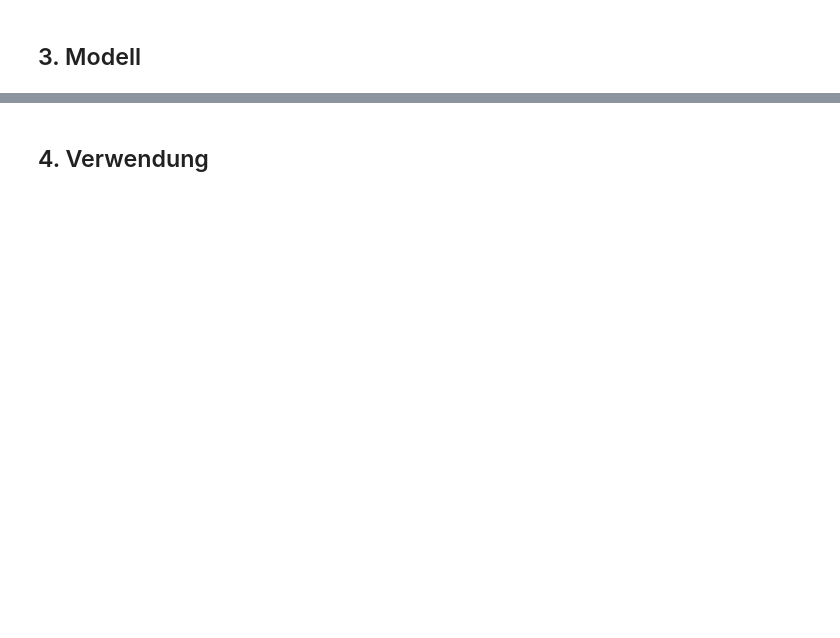
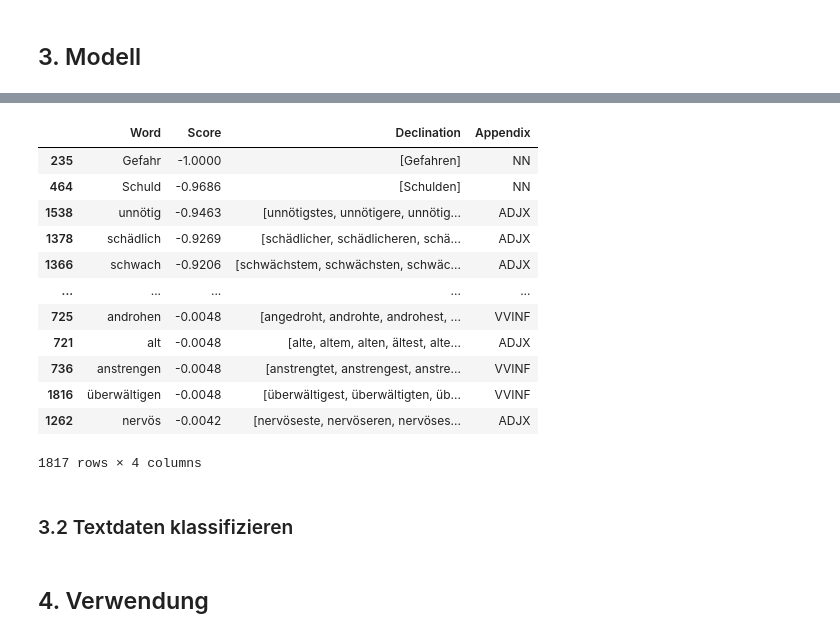
Before and after one commit to orca-nrw/lernmodul-texte, a Jupyter notebook: index.ipynb, the cells around one changed output, grey strips where cells are left out. Cells and saved outputs as stored; diff of their text form; code cells hidden in the pictures; blank space fills up the shorter version.

```diff
--- a/index.ipynb
+++ b/index.ipynb
@@ -247,0 +293,3 @@ Wie sieht die Visualisierung davon aus?
+# %%
+negative = pd.read_csv('./negative.txt', lineterminator='\n', sep='\t', header=0, names=['Word', 'Score', 'Declination'])
+negative.head()
@@ -247,0 +303,4 @@ Wie sieht die Visualisierung davon aus?
+# %%
+print("Als Nächstes werden wir den Zusatz hinter dem senkrechten Strich (|) vom Wort lösen.")
+negative[['Word', 'Appendix']] = negative['Word'].str.split('|', 1, expand=True)
+negative.head()
@@ -247,0 +315,17 @@ Wie sieht die Visualisierung davon aus?
+# %%
+negative['Declination'] = negative['Declination'].str.split(',')
+negative.sort_values(by='Score')
+# %% [output]
+|  | Word | Score | Declination | Appendix |
+| 235 | Gefahr | -1.0000 | [Gefahren] | NN |
+| 464 | Schuld | -0.9686 | [Schulden] | NN |
+| 1538 | unnötig | -0.9463 | [unnötigstes, unnötigere, unnötig... | ADJX |
+| 1378 | schädlich | -0.9269 | [schädlicher, schädlicheren, schä... | ADJX |
+| 1366 | schwach | -0.9206 | [schwächstem, schwächsten, schwäc... | ADJX |
+| ... | ... | ... | ... | ... |
+| 725 | androhen | -0.0048 | [angedroht, androhte, androhest, ... | VVINF |
+| 721 | alt | -0.0048 | [alte, altem, alten, ältest, alte... | ADJX |
+| 736 | anstrengen | -0.0048 | [anstrengtet, anstrengest, anstre... | VVINF |
+| 1816 | überwältigen | -0.0048 | [überwältigest, überwältigten, üb... | VVINF |
+| 1262 | nervös | -0.0042 | [nervöseste, nervöseren, nervöses... | ADJX |
+1817 rows × 4 columns
@@ -247,0 +334,2 @@ Wie sieht die Visualisierung davon aus?
+# %% [markdown]
+### 3.2 Textdaten klassifizieren
```
Also changed, not shown: parts of 22 cells of this notebook.
